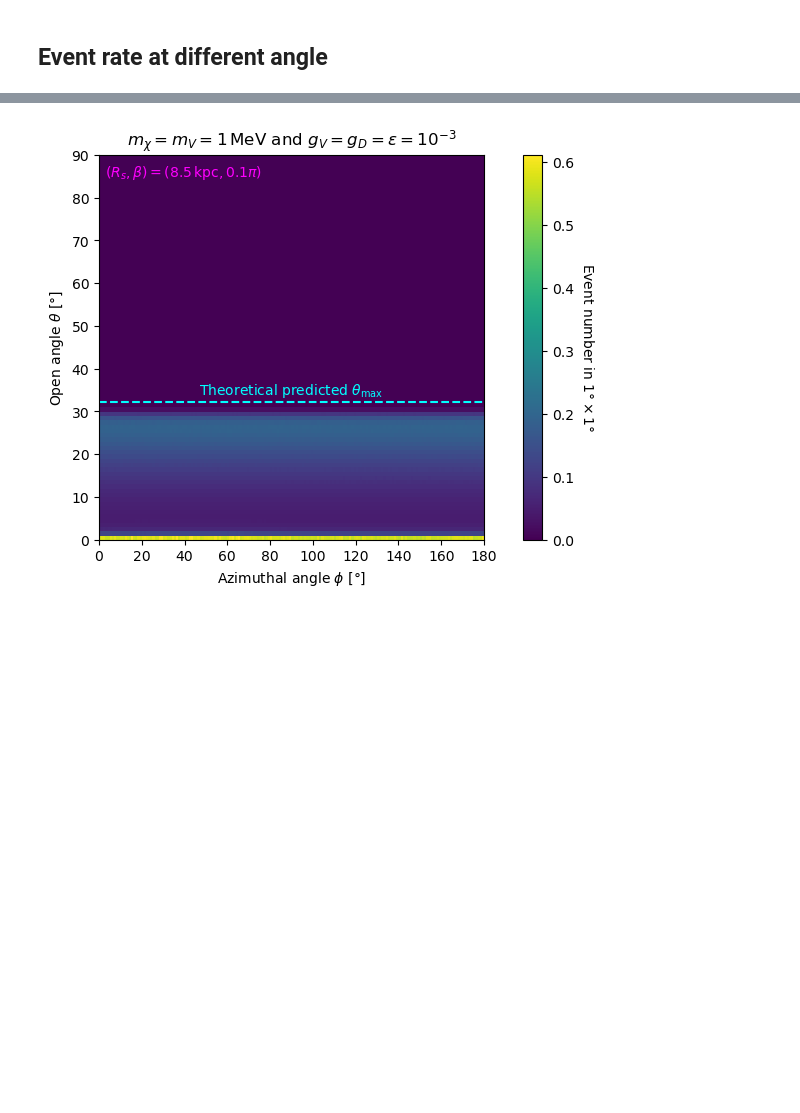
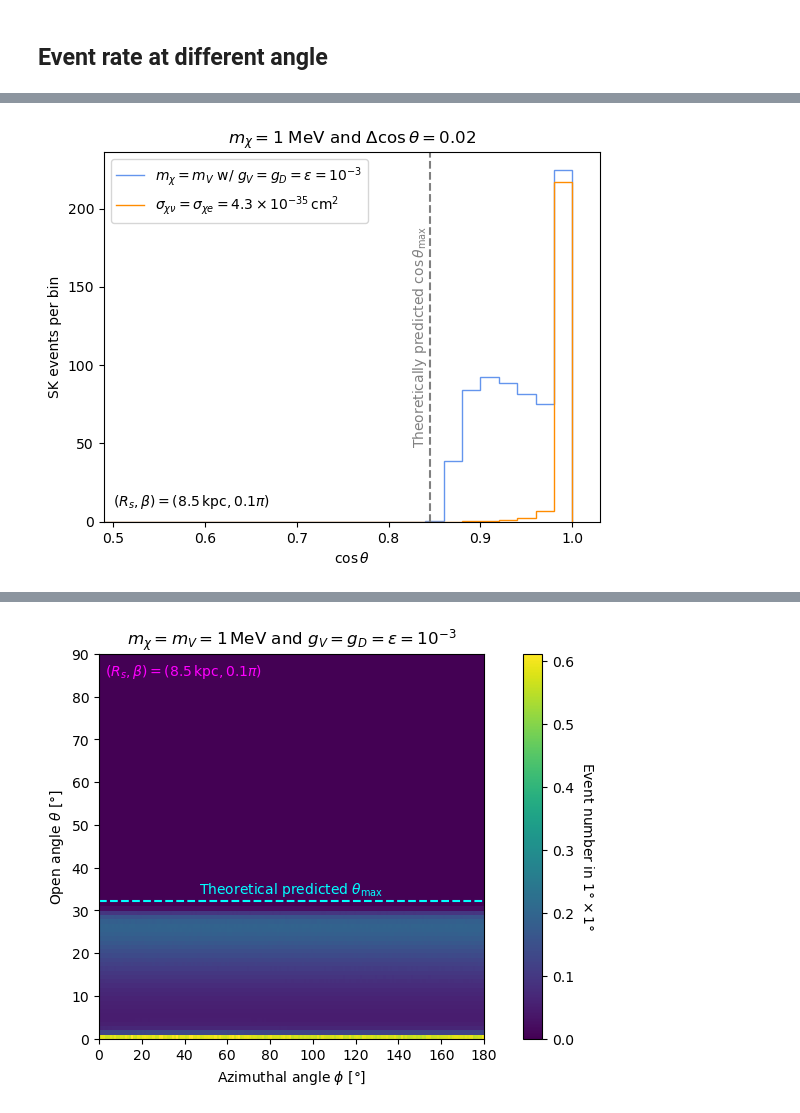
Before and after one commit to yenhsunlin/SNnuBDM2, a Jupyter notebook: src/example.ipynb, the cells around one changed output, grey strips where cells are left out. Saved outputs shown, nothing was run; the diff lists cells and outputs as text; code cells hidden in the pictures; blank space fills up the shorter version.

```diff
--- a/src/example.ipynb
+++ b/src/example.ipynb
@@ -269,14 +291,18 @@ Controller stopped: {'exit_code': 0, 'pid': 11985, 'identifier': 'ipcontroller-1
 # %%
 # model-dependent
-event1 = np.load(f'../data/BDM_events/bdmEventAtAngle_mx1_Rstar8.5_beta0pi.npy')
-event2 = np.load(f'../data/BDM_events/bdmEventAtAngle_mx1_Rstar8.5_beta0.1pi.npy')
-event3 = np.load(f'../data/BDM_events/bdmEventAtAngle_mx1_Rstar8.5_beta0.25pi.npy')
-event4 = np.load(f'../data/BDM_events/bdmEventAtAngle_mx1_Rstar8.5_beta0.5pi.npy')
+#event1 = np.load(f'../data/BDM_events/bdmEventAtAngle_mx1_Rstar8.5_beta0pi.npy')
+#event2 = np.load(f'../data/BDM_events/bdmEventAtAngle_mx1_Rstar8.5_beta0.1pi.npy')
+#event3 = np.load(f'../data/BDM_events/bdmEventAtAngle_mx1_Rstar8.5_beta0.25pi.npy')
+#event4 = np.load(f'../data/BDM_events/bdmEventAtAngle_mx1_Rstar8.5_beta0.5pi.npy')
 # model-agnostic
-event5 = np.load(f'../data/BDM_events/bdmLegacyEventAtAngle_mx1_Rstar8.5_beta0pi.npy')
-event6 = np.load(f'../data/BDM_events/bdmLegacyEventAtAngle_mx1_Rstar8.5_beta0.1pi.npy')
-event7 = np.load(f'../data/BDM_events/bdmLegacyEventAtAngle_mx1_Rstar8.5_beta0.25pi.npy')
-event8 = np.load(f'../data/BDM_events/bdmLegacyEventAtAngle_mx1_Rstar8.5_beta0.5pi.npy')
+#event5 = np.load(f'../data/BDM_events/bdmLegacyEventAtAngle_mx1_Rstar8.5_beta0pi.npy')
+#event6 = np.load(f'../data/BDM_events/bdmLegacyEventAtAngle_mx1_Rstar8.5_beta0.1pi.npy')
+#event7 = np.load(f'../data/BDM_events/bdmLegacyEventAtAngle_mx1_Rstar8.5_beta0.25pi.npy')
+#event8 = np.load(f'../data/BDM_events/bdmLegacyEventAtAngle_mx1_Rstar8.5_beta0.5pi.npy')
+eventBinCosMx1Beta01 = np.load(f'../data/BDM_events/bdmBinCosEvent_mx1_Rstar8.5_beta0.1pi.npy')
+eventBinCosLegacyMx1Beta01 = np.load(f'../data/BDM_events/bdmBinCosLegacyEvent_mx1_Rstar8.5_beta0.1pi.npy')
+eventBinCosMx001Beta01 = np.load(f'../data/BDM_events/bdmBinCosEvent_mx0.001_Rstar8.5_beta0.1pi.npy')
+eventBinCosLegacyMx001Beta01 = np.load(f'../data/BDM_events/bdmBinCosLegacyEvent_mx0.001_Rstar8.5_beta0.1pi.npy')
 # %%
 NeSK = 7.473e33 # SK total electron number
 # model-dependent
@@ -285,8 +311,24 @@ gD = 1e-3 #1e-2
 eps = gV # 1e-5
 totalEffect = NeSK*gV**2*gD**4*eps**2
 # model-independent
-sigxv = 1e-35
-sigxe = 1e-35
+sigxv = 4.3e-35
+sigxe = 4.3e-35
 totalEffectLegacy = NeSK*sigxe*sigxv/1e-45
 # Max theta theoretical prediction
-_,thetaM = get_tvan_thetaM(5,mx,Rstar)
+_,thetaM_mx1 = get_tvan_thetaM(5,1,Rstar)
+_,thetaM_mx001 = get_tvan_thetaM(5,1e-3,Rstar)
+# %%
+plt.stairs(eventBinCosMx1Beta01*totalEffect,np.cos(thetaList),color='cornflowerblue',label=r'$m_\chi=m_V$ w/ $g_V=g_D=\epsilon=10^{-3}$')
+plt.stairs(eventBinCosLegacyMx1Beta01*totalEffectLegacy,np.cos(thetaList),color='darkorange',label=r'$\sigma_{\chi\nu}=\sigma_{\chi e}=4.3\times10^{-35}\,{\rm cm^2}$')
+plt.plot([np.cos(thetaM_mx1)]*2,[0,2*np.max(eventBinCosMx1Beta01*totalEffect)],'--',color='grey')
+plt.text(0.975*np.cos(thetaM_mx1),1.05*np.max(eventBinCosMx1Beta01*totalEffect)/2, r'Theoretically predicted $\cos\theta_{\rm max}$',color='grey',verticalalignment='center',rotation=90)
+plt.text(0.5, 10, r'$(R_s,\beta)=(8.5\,{\rm kpc},0.1\pi)$',horizontalalignment='left')
+plt.legend()
+plt.xlim(0.49,1.03)
+plt.ylim(0,1.05*np.max(eventBinCosMx1Beta01*totalEffect))
+plt.xlabel(r'$\cos\theta$')
+plt.ylabel(r'SK events per bin')
+plt.title(r'$m_\chi=1$ MeV and $\Delta \cos\theta = 0.02$')
+plt.savefig('../plots/eventPerBinMx1Beta0.1.pdf',bbox_inches='tight')
+# %% [output]
+[figure, added]
```
Also changed, not shown: parts of 7 cells of this notebook, 13 other files.
